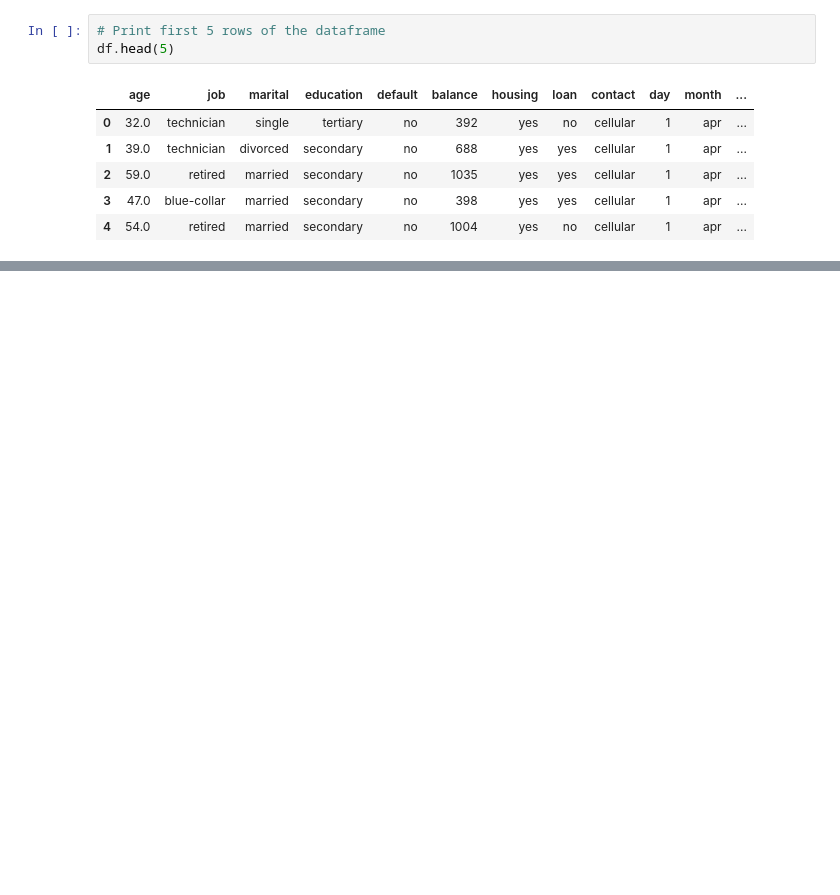
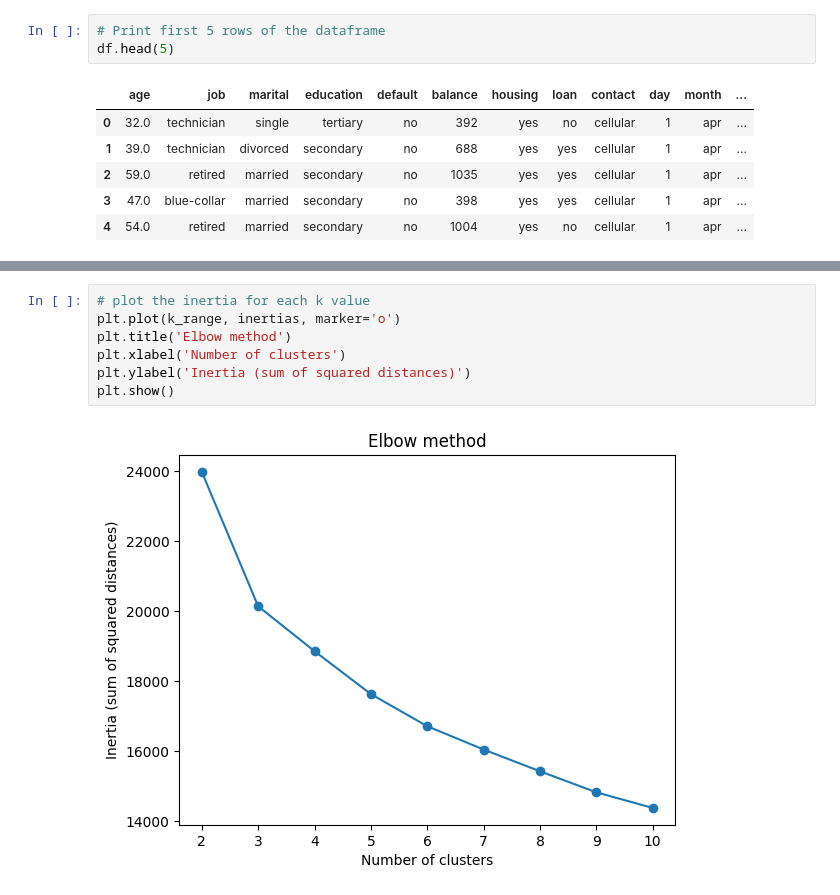
Before and after one commit to kristyan/data, a Jupyter notebook: e-tivity2/etivity2.ipynb, the cells around one changed output, grey strips where cells are left out. Saved outputs shown, nothing was run; the diff lists cells and outputs as text; blank space fills up the shorter version.

```diff
--- a/e-tivity2/etivity2.ipynb
+++ b/e-tivity2/etivity2.ipynb
@@ -255,0 +387,9 @@ df_original.head()
+# %%
+# plot the inertia for each k value
+plt.plot(k_range, inertias, marker='o')
+plt.title('Elbow method')
+plt.xlabel('Number of clusters')
+plt.ylabel('Inertia (sum of squared distances)')
+plt.show()
+# %% [output]
+[figure, added]
```
Also changed, not shown: parts of 22 cells of this notebook.
